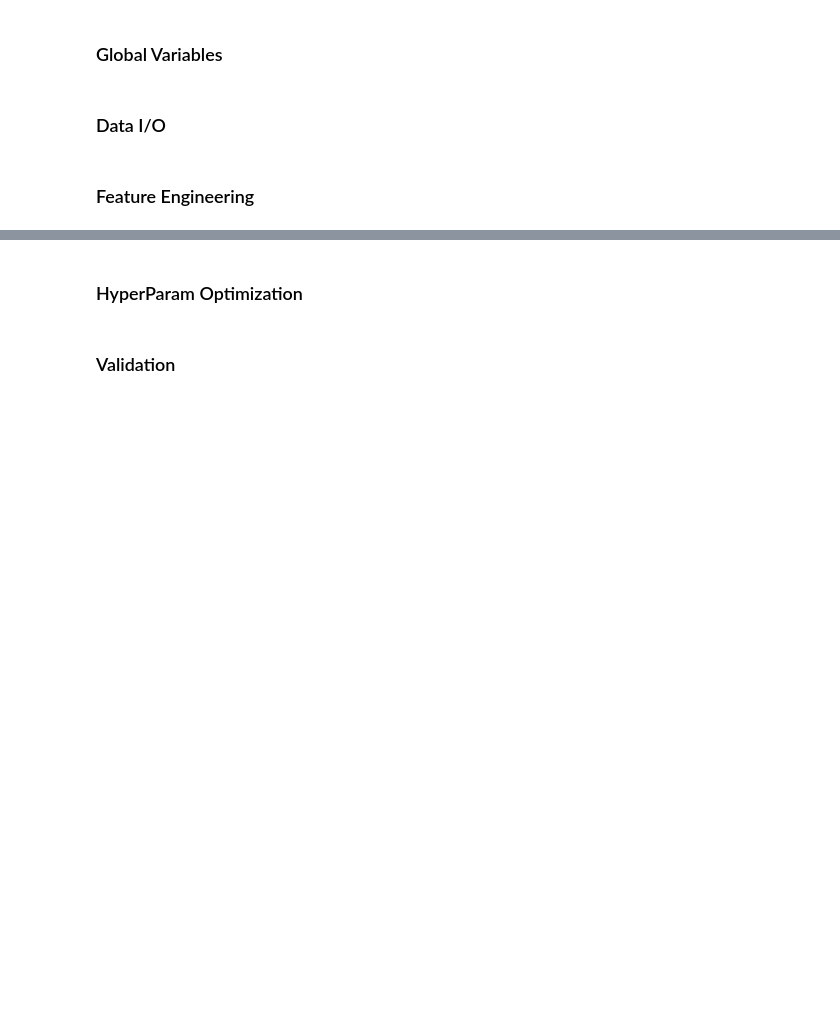
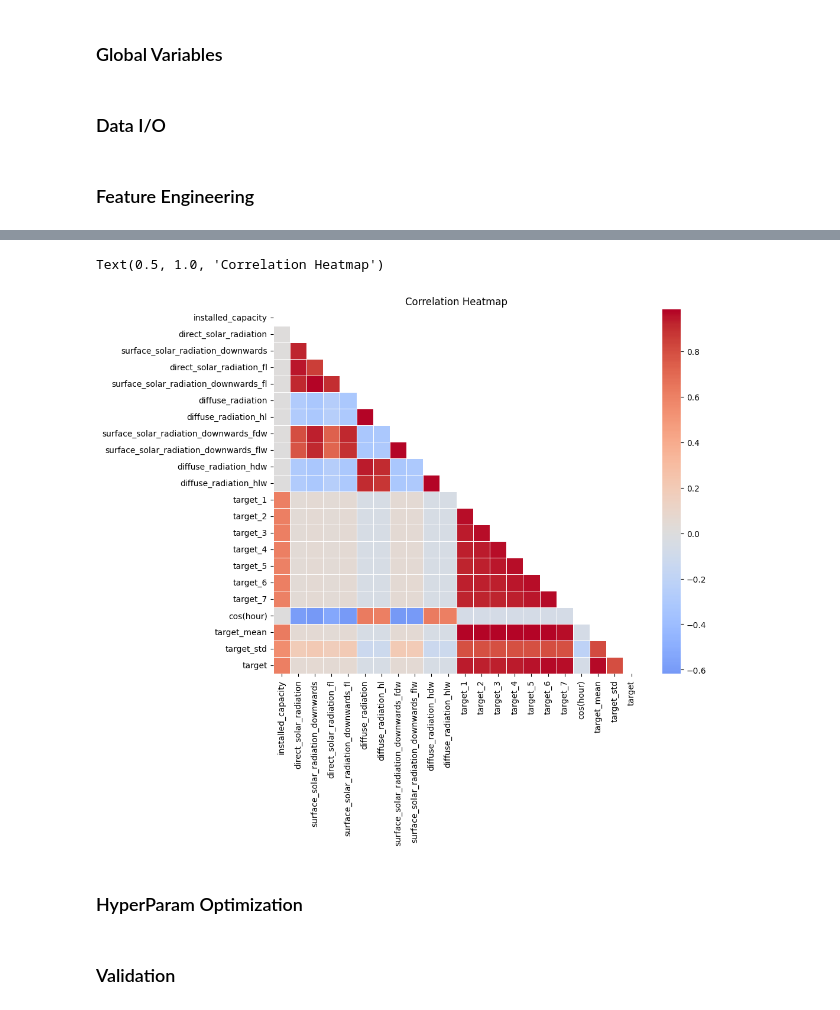
Before and after one commit to luisdi28ms/machine-learning, a Jupyter notebook: kaggle/enefit-prosumers-patterns.ipynb, the cells around one changed output, grey strips where cells are left out. Drawn from its saved outputs; the diff is of its cells as text; code cells hidden in the pictures; blank space fills up the shorter version.

```diff
--- a/kaggle/enefit-prosumers-patterns.ipynb
+++ b/kaggle/enefit-prosumers-patterns.ipynb
@@ -275,0 +314,2 @@ df_train = df_train[df_train["target"].notnull() & df_train["year"].gt(2021)]
+# %%
+df_train = df_train[df_train["target"].notnull()]
@@ -275,0 +338,15 @@ df_train = df_train[df_train["target"].notnull() & df_train["year"].gt(2021)]
+# %%
+# Sample size per group
+sample_size = 100
+
+# List of variables for which you want to sample data
+variables_to_sample = ["county", "is_business", "product_type", "is_consumption", "month", "year"]
+
+# Group by the specified variables and sample data from each group
+sampled_data = df_train.groupby(variables_to_sample, group_keys=True).apply(lambda x: x.sample(min(len(x), sample_size)))
+
+# Resetting the index of the sampled data
+sampled_data = sampled_data.reset_index(drop=True)
+
+# Now, 'sampled_data' contains a representative sample based on the specified variables
+sampled_data.shape[0]
@@ -276,3 +366,16 @@ df_train = df_train[df_train["target"].notnull() & df_train["year"].gt(2021)]
+# %%
+num_cols = sampled_data.columns[sampled_data.dtypes == 'float32']
+corr_mat = sampled_data[[*num_cols, 'target']].corr()
+# %%
+filt_corr_mat = corr_mat[np.abs(corr_mat['target']) > 0.05]
+filt_corr_mat = filt_corr_mat[filt_corr_mat.index]
+# %%
+mask = np.triu(np.ones_like(filt_corr_mat, dtype=bool))
+sns.heatmap(filt_corr_mat, cmap='coolwarm', mask=mask, linewidths=.5, center=0)
+plt.title('Correlation Heatmap')
+# %% [output]
+Text(0.5, 1.0, 'Correlation Heatmap')
+[figure, added]
 # %% [markdown]
 ### HyperParam Optimization
 # %%
```
Also changed, not shown: parts of 7 cells of this notebook.
